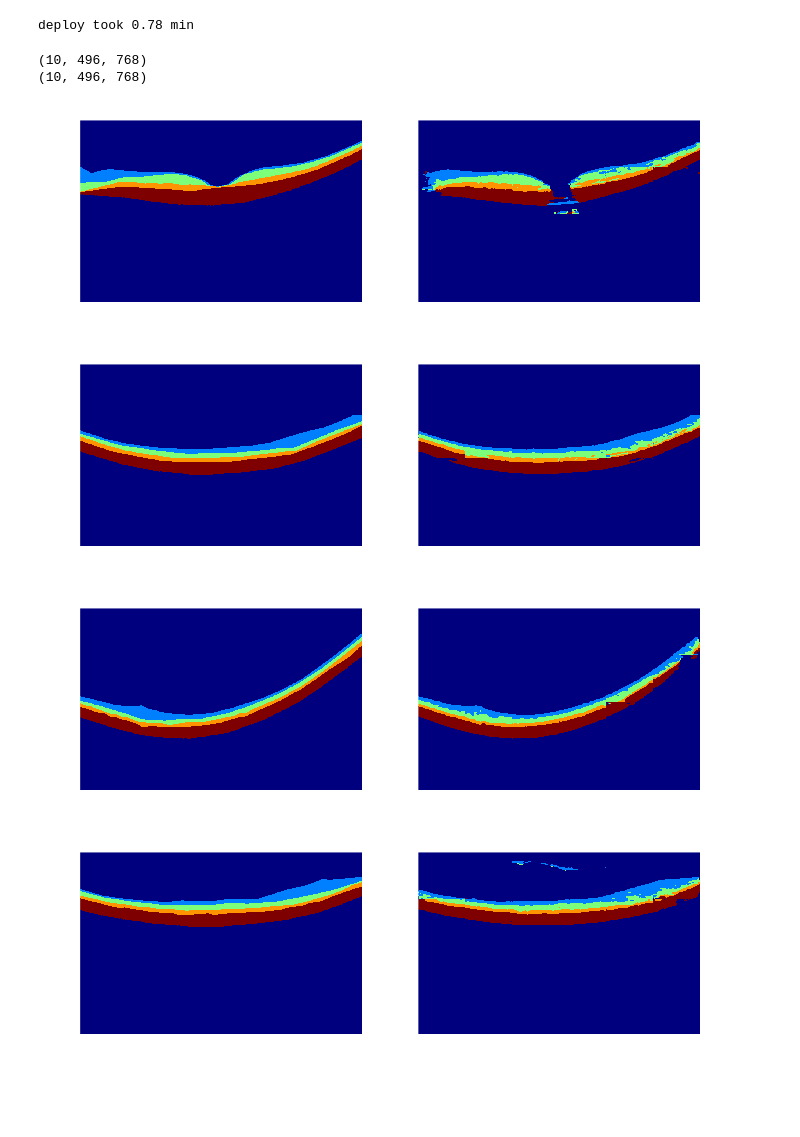
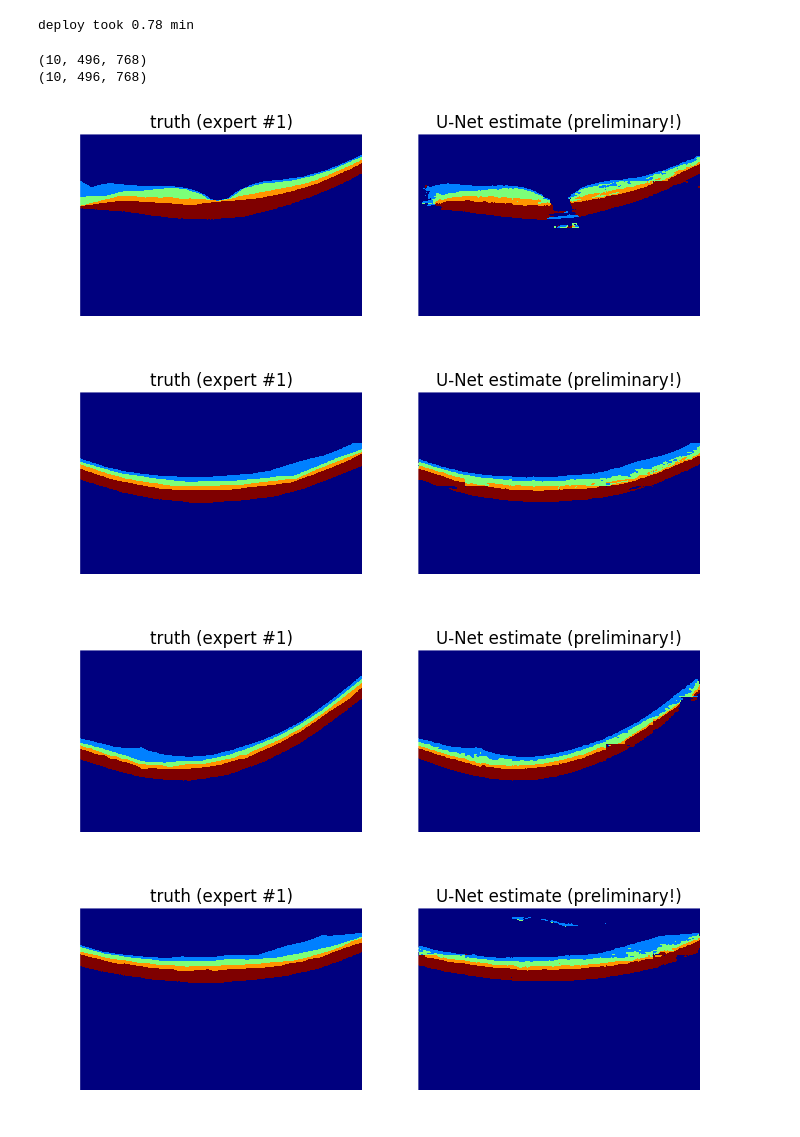
Before and after one commit to mjpekala/bio-segmentation-dense, a Jupyter notebook: Examples/OCT/tian_deploy.ipynb, the cells around one changed output. Saved outputs shown, nothing was run; the diff lists cells and outputs as text; code cells hidden in the pictures; blank space fills up the shorter version.

Commit message:
updated plot titles

```diff
--- a/Examples/OCT/tian_deploy.ipynb
+++ b/Examples/OCT/tian_deploy.ipynb
@@ -47,25 +47,27 @@ deploy took 0.78 min
 # %%
 print(Y_hat.shape)
 
 Y1_test = train_oct.tian_dense_labels(Y1, Y_hat.shape[1])
 Y1_test = Y1_test[test_slices,...]
 print(Y1_test.shape)
 
 
 for s in range(Y_hat.shape[0]):
     plt.figure(figsize=(8,8))
     plt.subplot(1,2,1)
     plt.imshow(Y1_test[s,...], interpolation='none')
+    plt.title('truth (expert #1)')
     plt.axis('off')
 
     plt.subplot(1,2,2)
     plt.imshow(Y_hat[s,...], interpolation='none')
+    plt.title('U-Net estimate (preliminary!)')
     plt.axis('off')
     plt.show()
 # %% [output]
 (10, 496, 768)
 (10, 496, 768)
-[figure, old version]
+[figure, new version]
-[figure, old version]
+[figure, new version]
-[figure, old version]
+[figure, new version]
-[figure, old version]
+[figure, new version]
```
Also changed, not shown: parts of 1 cell of this notebook.
